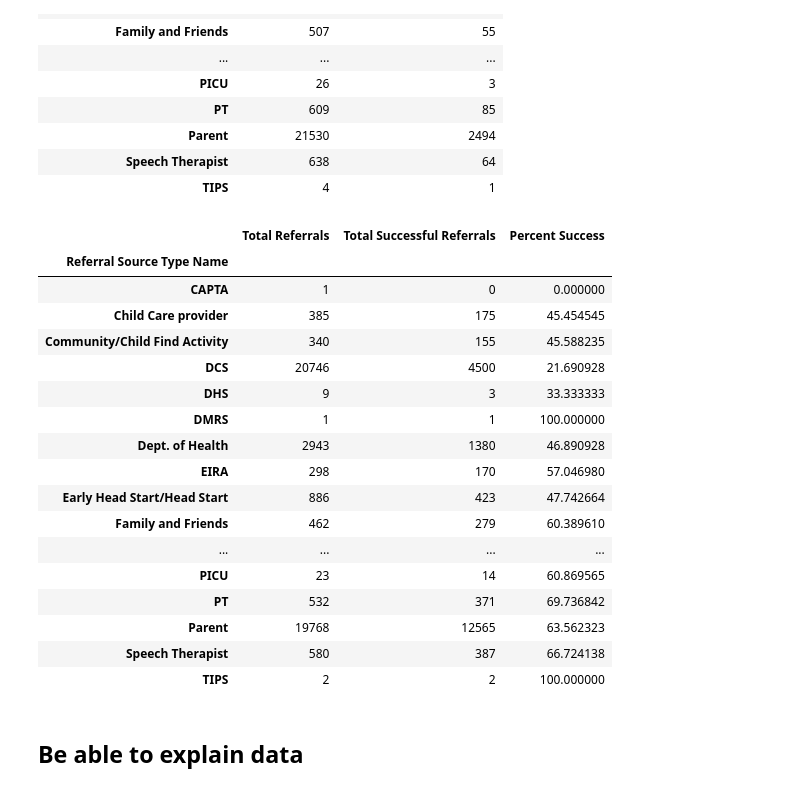
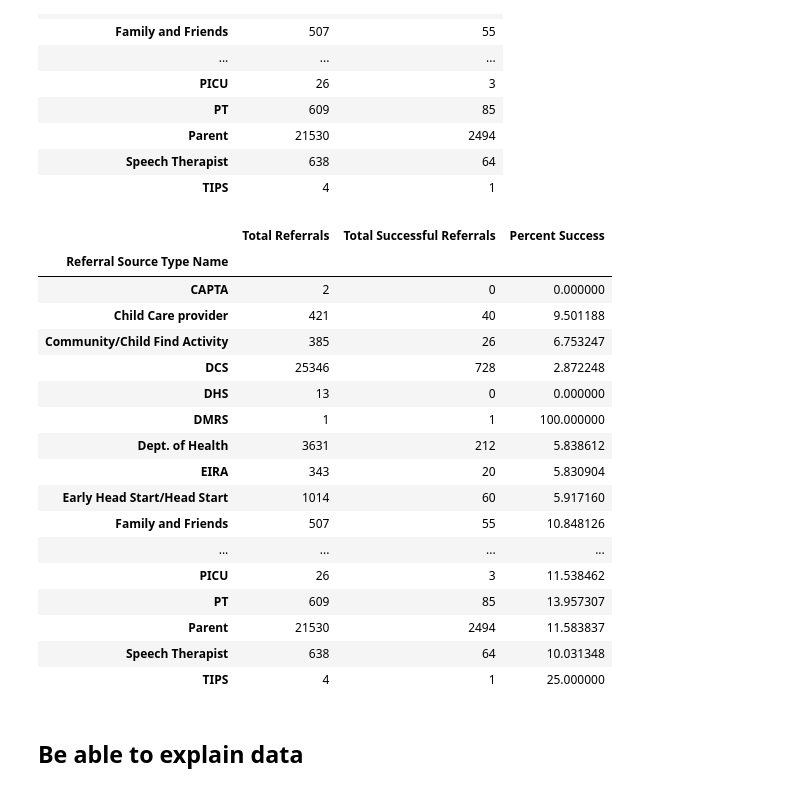
Before and after one commit to ColinSandidge/teis_project, a Jupyter notebook: notebooks/cs.ipynb, the cells around one changed output. Saved outputs shown, nothing was run; the diff lists cells and outputs as text; code cells hidden in the pictures.

```diff
--- a/notebooks/cs.ipynb
+++ b/notebooks/cs.ipynb
@@ -293,26 +293,26 @@ ref_together
 # %%
 ref_together['Percent Success'] = (ref_together['Total Successful Referrals']/ref_together['Total Referrals']) * 100
 ref_together1['Percent Success'] = (ref_together1['Total Successful Referrals']/ref_together1['Total Referrals']) * 100
-ref_together1.head(24)
+ref_together.head(24)
 # %% [output]
 |  | Total Referrals | Total Successful Referrals | Percent Success |
 | Referral Source Type Name |  |  |  |
-| CAPTA | 1 | 0 | 0.000000 |
-| Child Care provider | 385 | 175 | 45.454545 |
-| Community/Child Find Activity | 340 | 155 | 45.588235 |
-| DCS | 20746 | 4500 | 21.690928 |
-| DHS | 9 | 3 | 33.333333 |
+| CAPTA | 2 | 0 | 0.000000 |
+| Child Care provider | 421 | 40 | 9.501188 |
+| Community/Child Find Activity | 385 | 26 | 6.753247 |
+| DCS | 25346 | 728 | 2.872248 |
+| DHS | 13 | 0 | 0.000000 |
 | DMRS | 1 | 1 | 100.000000 |
-| Dept. of Health | 2943 | 1380 | 46.890928 |
-| EIRA | 298 | 170 | 57.046980 |
-| Early Head Start/Head Start | 886 | 423 | 47.742664 |
-| Family and Friends | 462 | 279 | 60.389610 |
+| Dept. of Health | 3631 | 212 | 5.838612 |
+| EIRA | 343 | 20 | 5.830904 |
+| Early Head Start/Head Start | 1014 | 60 | 5.917160 |
+| Family and Friends | 507 | 55 | 10.848126 |
 | ... | ... | ... | ... |
-| PICU | 23 | 14 | 60.869565 |
-| PT | 532 | 371 | 69.736842 |
-| Parent | 19768 | 12565 | 63.562323 |
-| Speech Therapist | 580 | 387 | 66.724138 |
-| TIPS | 2 | 2 | 100.000000 |
+| PICU | 26 | 3 | 11.538462 |
+| PT | 609 | 85 | 13.957307 |
+| Parent | 21530 | 2494 | 11.583837 |
+| Speech Therapist | 638 | 64 | 10.031348 |
+| TIPS | 4 | 1 | 25.000000 |
 # %% [markdown]
 ## Be able to explain data
 # %%
```
Also changed, not shown: 2 other files.
